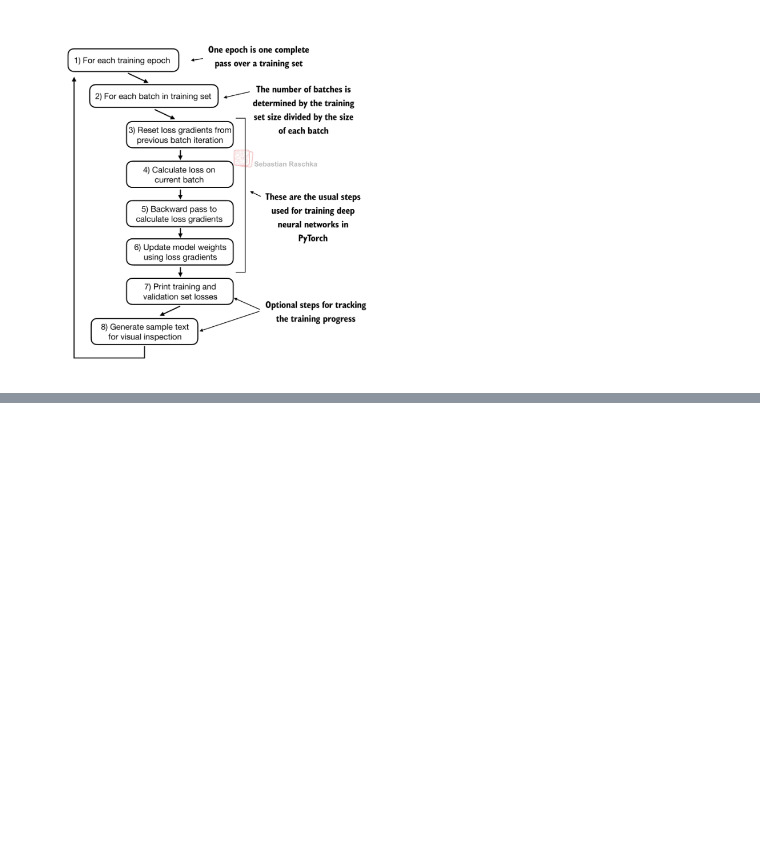
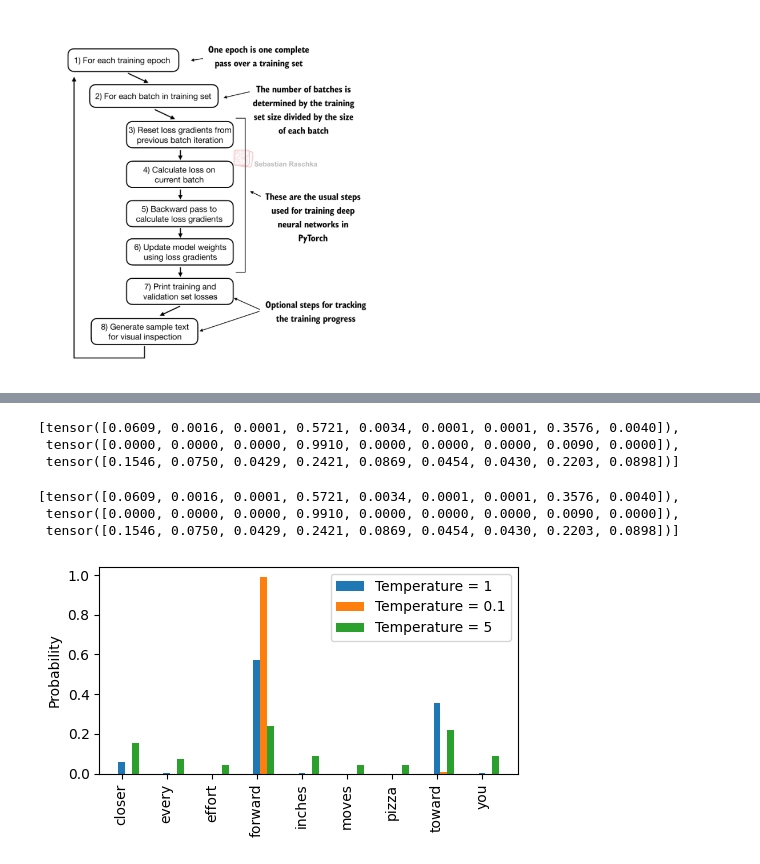
Before and after one commit to UnikaGhimire/LLM-From-Scratch, a Jupyter notebook: Pre_Training_with_Unlabeled_Data.ipynb, the cells around one changed output, grey strips where cells are left out. Cells and saved outputs as stored; diff of their text form; code cells hidden in the pictures; blank space fills up the shorter version.

```diff
--- a/Pre_Training_with_Unlabeled_Data.ipynb
+++ b/Pre_Training_with_Unlabeled_Data.ipynb
@@ -642,0 +964,54 @@ Validation loss: 11.052067756652832
+# %%
+def softmax_with_temperature(logits, temperature):
+    scaled_logits = logits / temperature
+    return torch.softmax(scaled_logits, dim=0)
+
+# Temperature values
+temperatures = [1, 0.1, 5]  # Original, higher confidence, and lower confidence
+
+# Calculate scaled probabilities
+scaled_probas = []
+for T in temperatures :
+  scaled_probas.append(softmax_with_temperature(next_token_logits,T))
+scaled_probas
+# %% [output]
+[tensor([0.0609, 0.0016, 0.0001, 0.5721, 0.0034, 0.0001, 0.0001, 0.3576, 0.0040]),
+ tensor([0.0000, 0.0000, 0.0000, 0.9910, 0.0000, 0.0000, 0.0000, 0.0090, 0.0000]),
+ tensor([0.1546, 0.0750, 0.0429, 0.2421, 0.0869, 0.0454, 0.0430, 0.2203, 0.0898])]
+# %%
+def softmax_with_temperature(logits, temperature):
+    scaled_logits = logits / temperature
+    return torch.softmax(scaled_logits, dim=0)
+
+# Temperature values
+temperatures = [1, 0.1, 5]  # Original, higher confidence, and lower confidence
+
+# Calculate scaled probabilities
+scaled_probas = [softmax_with_temperature(next_token_logits, T) for T in temperatures]
+
+scaled_probas
+
+# We notice the difference in the probability distribution for each values of Temperatures.
+# %% [output]
+[tensor([0.0609, 0.0016, 0.0001, 0.5721, 0.0034, 0.0001, 0.0001, 0.3576, 0.0040]),
+ tensor([0.0000, 0.0000, 0.0000, 0.9910, 0.0000, 0.0000, 0.0000, 0.0090, 0.0000]),
+ tensor([0.1546, 0.0750, 0.0429, 0.2421, 0.0869, 0.0454, 0.0430, 0.2203, 0.0898])]
+# %%
+# Plotting
+x = torch.arange(len(vocab))
+bar_width = 0.15
+
+fig, ax = plt.subplots(figsize=(5, 3))
+for i, T in enumerate(temperatures):
+    rects = ax.bar(x + i * bar_width, scaled_probas[i], bar_width, label=f'Temperature = {T}')
+
+ax.set_ylabel('Probability')
+ax.set_xticks(x)
+ax.set_xticklabels(vocab.keys(), rotation=90)
+ax.legend()
+
+plt.tight_layout()
+plt.savefig("temperature-plot.pdf")
+plt.show()
+# %% [output]
+[figure, added]
```
Also changed, not shown: parts of 46 cells of this notebook.
